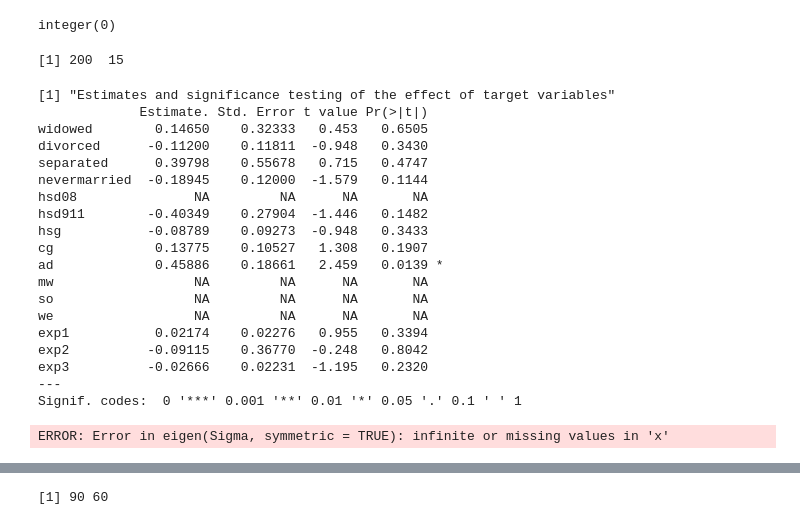
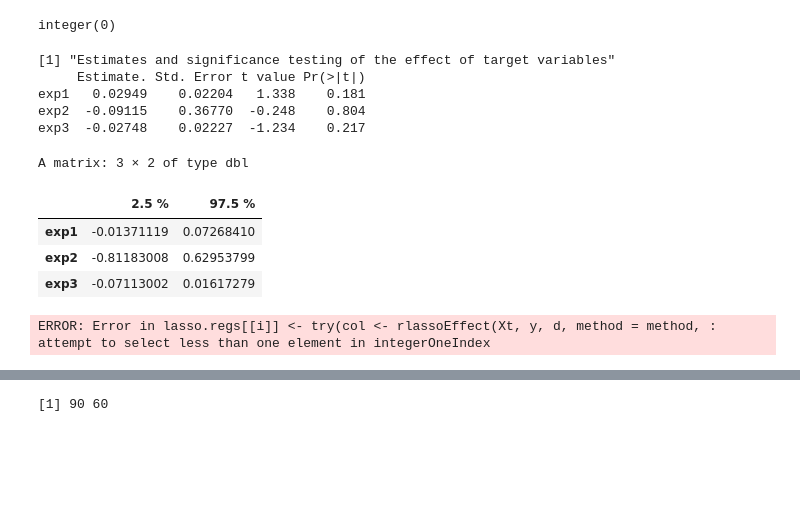
Before and after one commit to d2cml-ai/HDMjl.jl, a Jupyter notebook: examples/hdm_intro_r.ipynb, the cells around one changed output, grey strips where cells are left out. Drawn from its saved outputs; the diff is of its cells as text; code cells hidden in the pictures; blank space fills up the shorter version.

```diff
--- a/examples/hdm_intro_r.ipynb
+++ b/examples/hdm_intro_r.ipynb
@@ -281,7 +245,3 @@ y <- cps2012$lnw
 index.gender
 # %% [output]
 integer(0)
-# %%
-dim(X)
-# %% [output]
-[1] 200  15
@@ -288,32 +250,22 @@ dim(X)
 # %%
 # Sys.sleep(10)
-effects.female <- rlassoEffects(x = X, y = y)#index.gender)
+effects.female <- rlassoEffects(x = X[, 13:15], y = y)#index.gender)
 summary(effects.female)
 # %% [output]
 [1] "Estimates and significance testing of the effect of target variables"
-             Estimate. Std. Error t value Pr(>|t|)
-widowed        0.14650    0.32333   0.453   0.6505
-divorced      -0.11200    0.11811  -0.948   0.3430
-separated      0.39798    0.55678   0.715   0.4747
-nevermarried  -0.18945    0.12000  -1.579   0.1144
-hsd08               NA         NA      NA       NA
-hsd911        -0.40349    0.27904  -1.446   0.1482
-hsg           -0.08789    0.09273  -0.948   0.3433
-cg             0.13775    0.10527   1.308   0.1907
-ad             0.45886    0.18661   2.459   0.0139 *
-mw                  NA         NA      NA       NA
-so                  NA         NA      NA       NA
-we                  NA         NA      NA       NA
-exp1           0.02174    0.02276   0.955   0.3394
-exp2          -0.09115    0.36770  -0.248   0.8042
-exp3          -0.02666    0.02231  -1.195   0.2320
----
-Signif. codes:  0 '***' 0.001 '**' 0.01 '*' 0.05 '.' 0.1 ' ' 1
+     Estimate. Std. Error t value Pr(>|t|)
+exp1   0.02949    0.02204   1.338    0.181
+exp2  -0.09115    0.36770  -0.248    0.804
+exp3  -0.02748    0.02227  -1.234    0.217
 # %%
-joint.CI <- confint(effects.female, level = 0.95, joint = TRUE)
+joint.CI <- confint(effects.female, level = 0.95)#, joint = TRUE)
 joint.CI
 # %% [output]
-ERROR: Error in eigen(Sigma, symmetric = TRUE): infinite or missing values in 'x'
+A matrix: 3 × 2 of type dbl
+|  | 2.5 % | 97.5 % |
+| exp1 | -0.01371119 | 0.07268410 |
+| exp2 | -0.81183008 | 0.62953799 |
+| exp3 | -0.07113002 | 0.01617279 |
 # %%
 # Sys.sleep(7)
 effects.female <- rlassoEffects(lnw ~ female + female:(widowed + divorced + separated +
@@ -322,6 +274,8 @@ exp3) + (widowed + divorced + separated + nevermarried + hsd08 + hsd911 + hsg +
 cg + ad + mw + so + we + exp1 + exp2 + exp3)^2, data = cps2012, I = ~female +
 female:(widowed + divorced + separated + nevermarried + hsd08 + hsd911 + hsg +
 cg + ad + mw + so + we + exp1 + exp2 + exp3))
+# %% [output]
+ERROR: Error in lasso.regs[[i]] <- try(col <- rlassoEffect(Xt, y, d, method = method, : attempt to select less than one element in integerOneIndex
 # %%
 # 4.4
 
```
Also changed, not shown: parts of 6 cells of this notebook, 8 other files.
